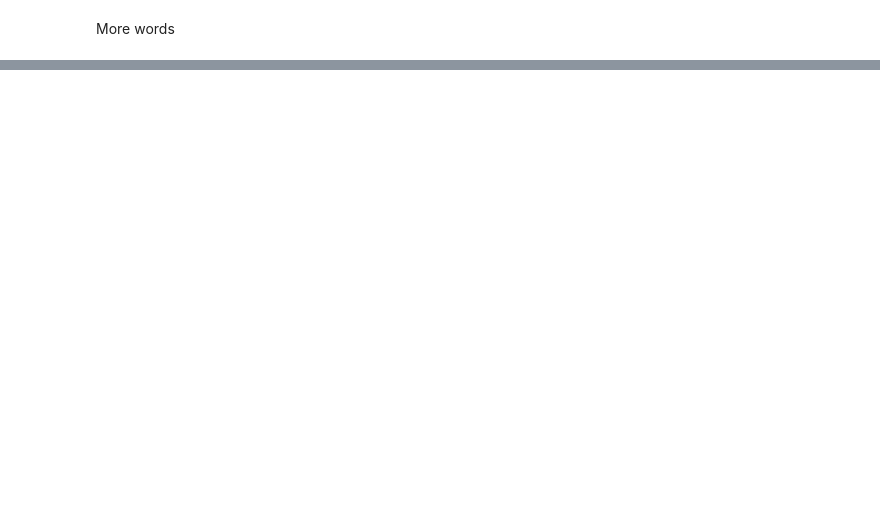
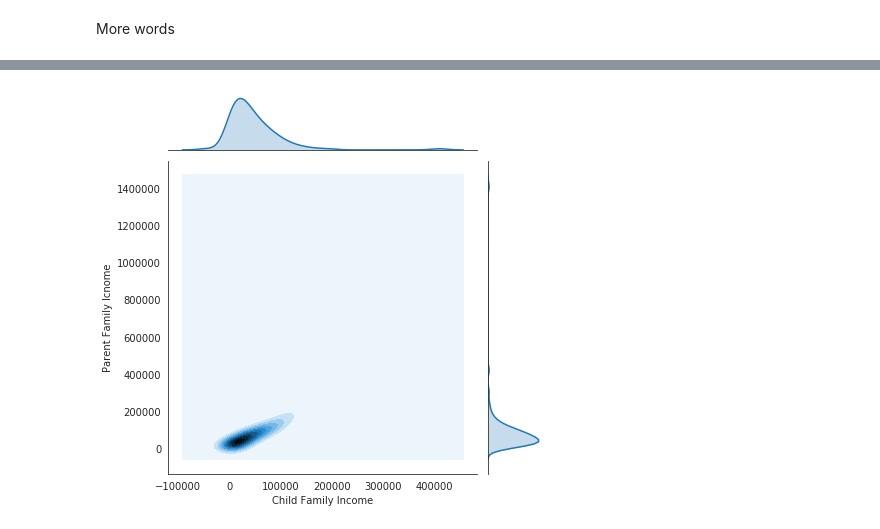
Before and after one commit to nateej1/AmericanDream_Geo, a Jupyter notebook: notebooks/01_exploration/20190823-ndj-EDA-EqualityOfOpportunity.ipynb, the cells around one changed output, grey strips where cells are left out. Cells and saved outputs as stored; diff of their text form; code cells hidden in the pictures; blank space fills up the shorter version.

```diff
--- a/notebooks/01_exploration/20190823-ndj-EDA-EqualityOfOpportunity.ipynb
+++ b/notebooks/01_exploration/20190823-ndj-EDA-EqualityOfOpportunity.ipynb
@@ -128,0 +156,5 @@ More words
+# %%
+with sns.axes_style('white'):
+    sns.jointplot('Child Family Income', 'Parent Family Icnome', income, kind='kde');
+# %% [output]
+[figure, added]
```
Also changed, not shown: parts of 26 cells of this notebook, 7 other files.
